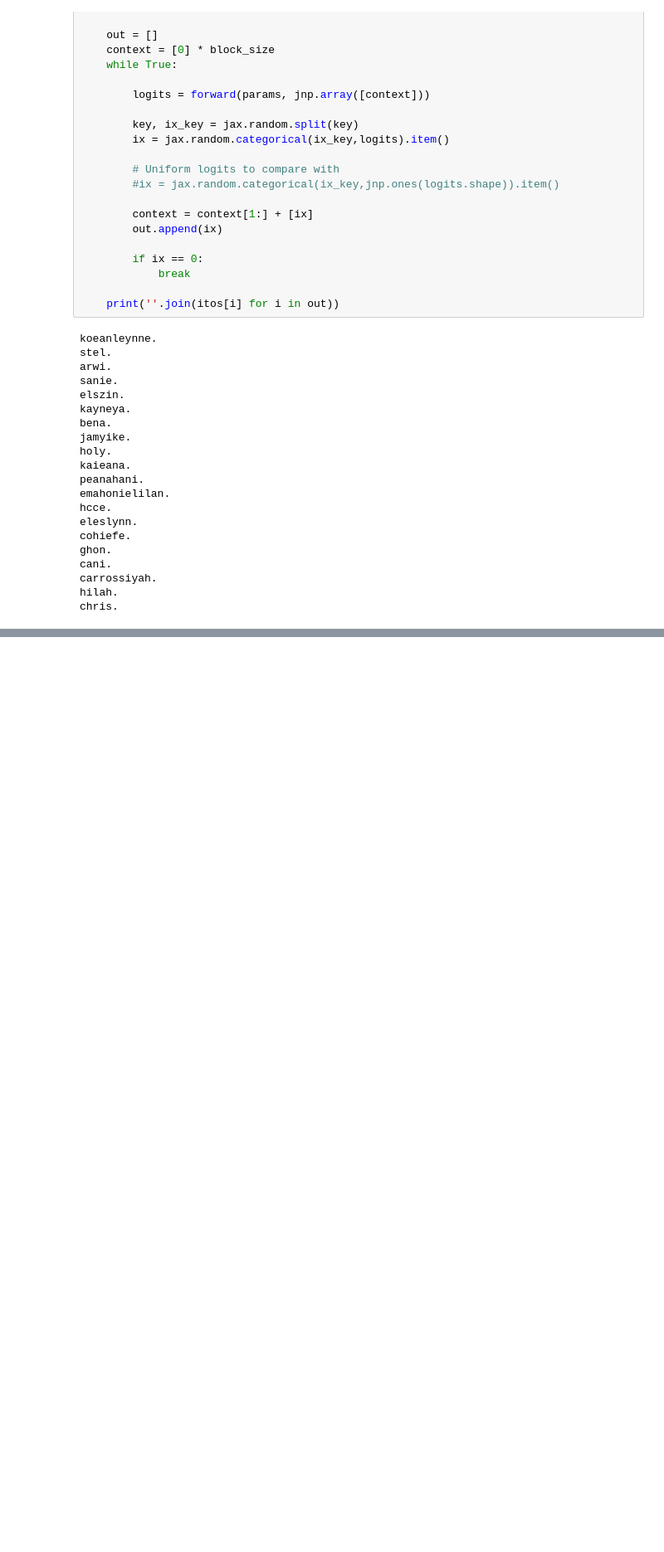
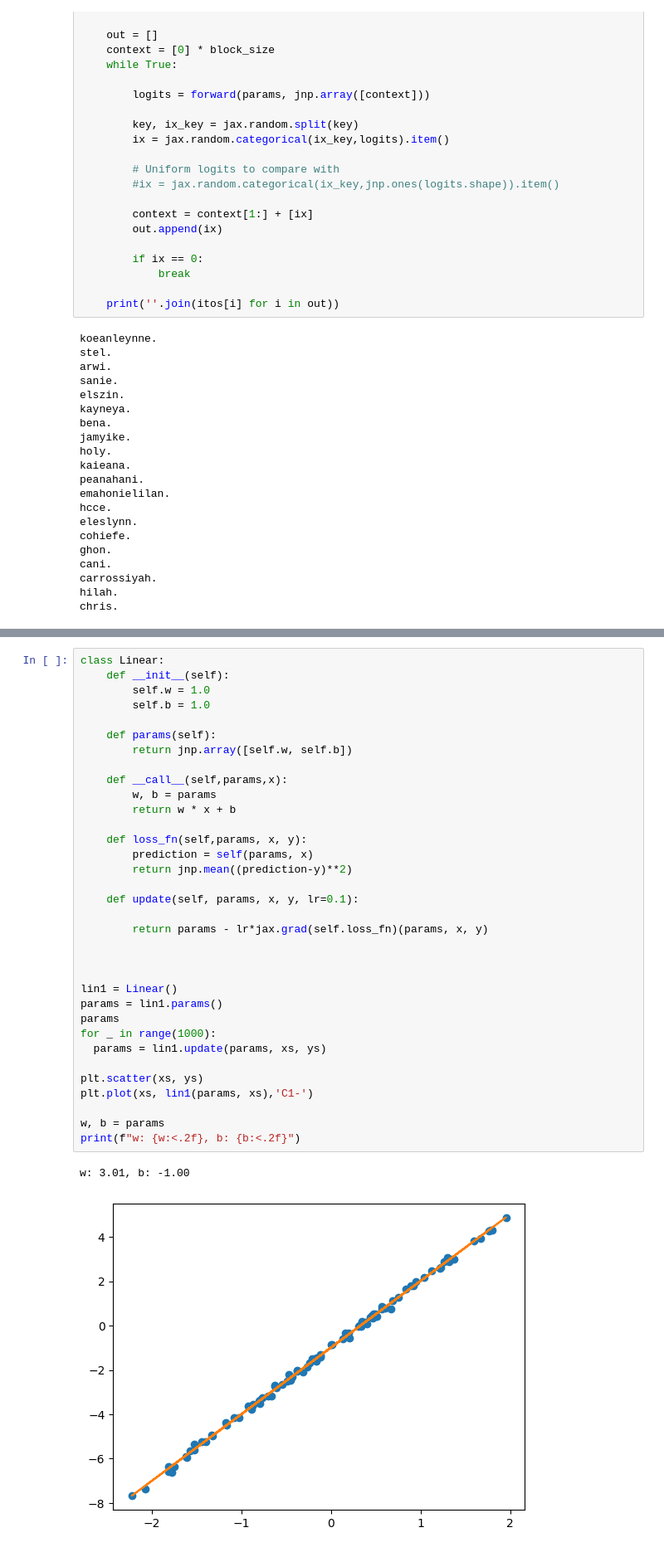
Before and after one commit to jsmidt/scratch, a Jupyter notebook: makemore_jax/lecture3_jax.ipynb, the cells around one changed output, grey strips where cells are left out. Shown at 83% size. Saved outputs shown, nothing was run; the diff lists cells and outputs as text; blank space fills up the shorter version.

```diff
--- a/makemore_jax/lecture3_jax.ipynb
+++ b/makemore_jax/lecture3_jax.ipynb
@@ -261,0 +299,37 @@ chris.
+# %%
+class Linear:
+    def __init__(self):
+        self.w = 1.0
+        self.b = 1.0
+
+    def params(self):
+        return jnp.array([self.w, self.b])
+
+    def __call__(self,params,x):
+        w, b = params
+        return w * x + b
+
+    def loss_fn(self,params, x, y):
+        prediction = self(params, x)
+        return jnp.mean((prediction-y)**2)
+
+    def update(self, params, x, y, lr=0.1):
+
+        return params - lr*jax.grad(self.loss_fn)(params, x, y)
+
+
+
+lin1 = Linear()
+params = lin1.params()
+params
+for _ in range(1000):
+  params = lin1.update(params, xs, ys)
+
+plt.scatter(xs, ys)
+plt.plot(xs, lin1(params, xs),'C1-')
+
+w, b = params
+print(f"w: {w:<.2f}, b: {b:<.2f}")
+# %% [output]
+w: 3.01, b: -1.00
+[figure, added]
```
Also changed, not shown: parts of 9 cells of this notebook, 1 other file.
